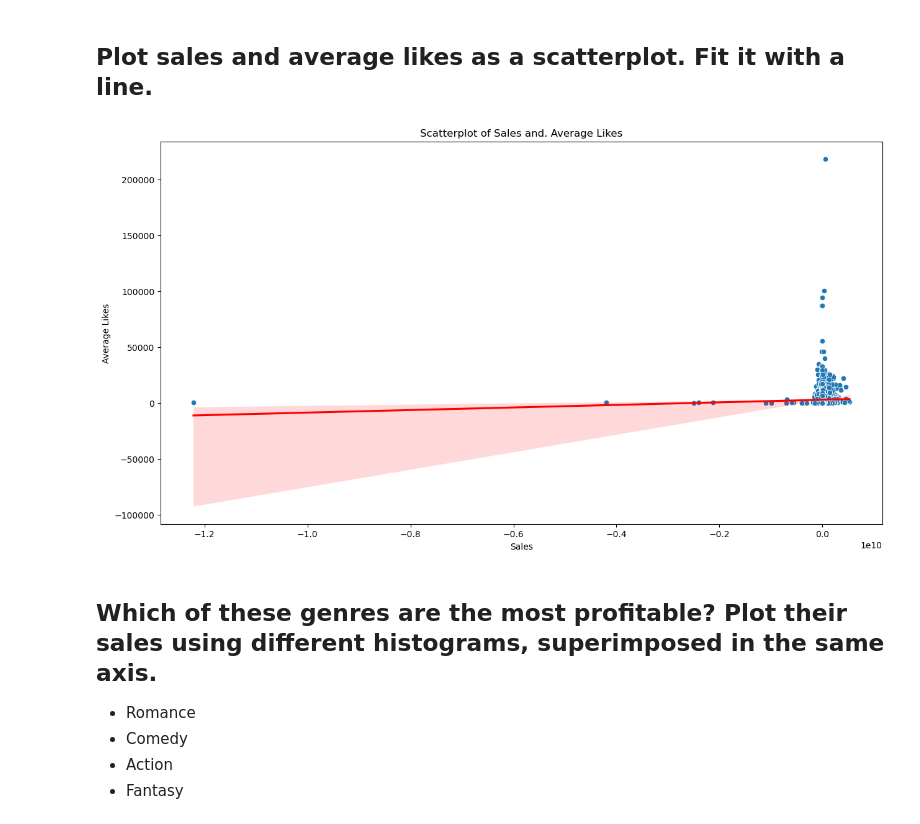
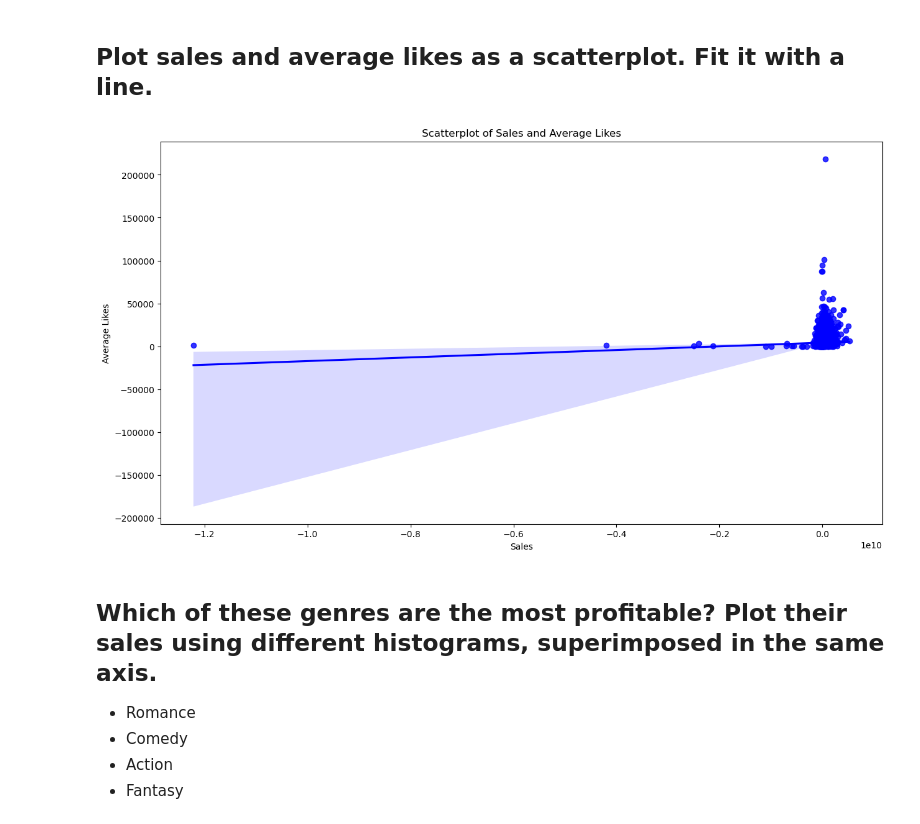
Before and after one commit to Kanedykane/CMSC197, a Jupyter notebook: [hw2].ipynb, the cells around one changed output. Cells and saved outputs as stored; diff of their text form; code cells hidden in the pictures.

```diff
--- a/[hw2].ipynb
+++ b/[hw2].ipynb
@@ -113,16 +117,22 @@ director_sales_df.head()
 # %% [markdown]
 ## Plot sales and average likes as a scatterplot. Fit it with a line.
 # %%
+# Identify columns with 'likes' in their name
+likes_columns = [col for col in data.columns if 'likes' in col.lower()]
+
+# Compute the average likes for these columns
+data['average_likes'] = data[likes_columns].mean(axis=1)
+
 plt.figure(figsize=(15, 8))
-sns.scatterplot(x='sales', y='average_likes', data=data)
-sns.regplot(x='sales', y='average_likes', data=data, scatter=False, color='red')
 
-plt.title('Scatterplot of Sales and. Average Likes')
+sns.regplot(x='sales', y='average_likes', data=data, scatter=True, color='blue')
+
+plt.title('Scatterplot of Sales and Average Likes')
 plt.xlabel('Sales')
 plt.ylabel('Average Likes')
 plt.show()
 # %% [output]
-[figure, old version]
+[figure, new version]
 # %% [markdown]
 ## Which of these genres are the most profitable? Plot their sales using different histograms, superimposed in the same axis.
 
```
Also changed, not shown: parts of 8 cells of this notebook.
